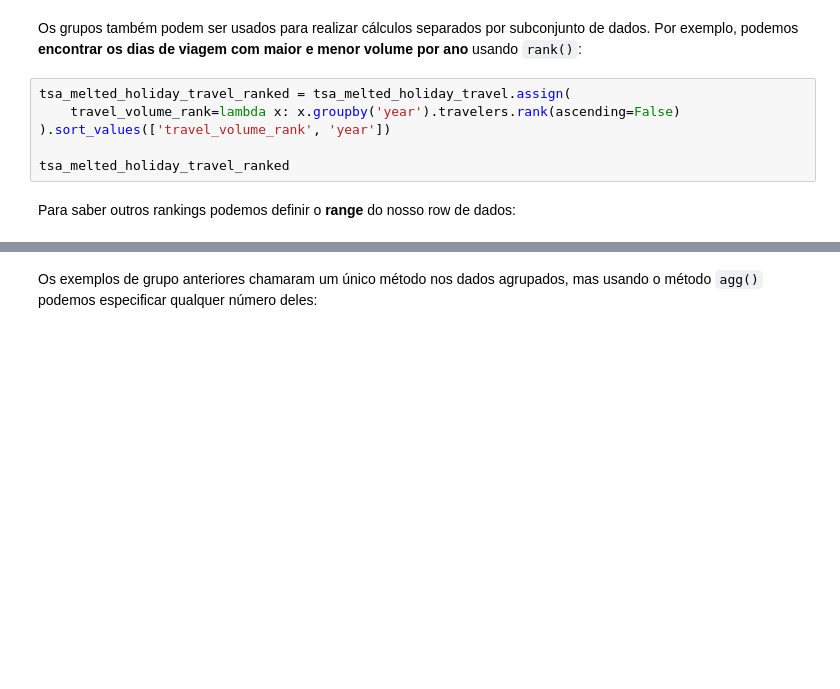
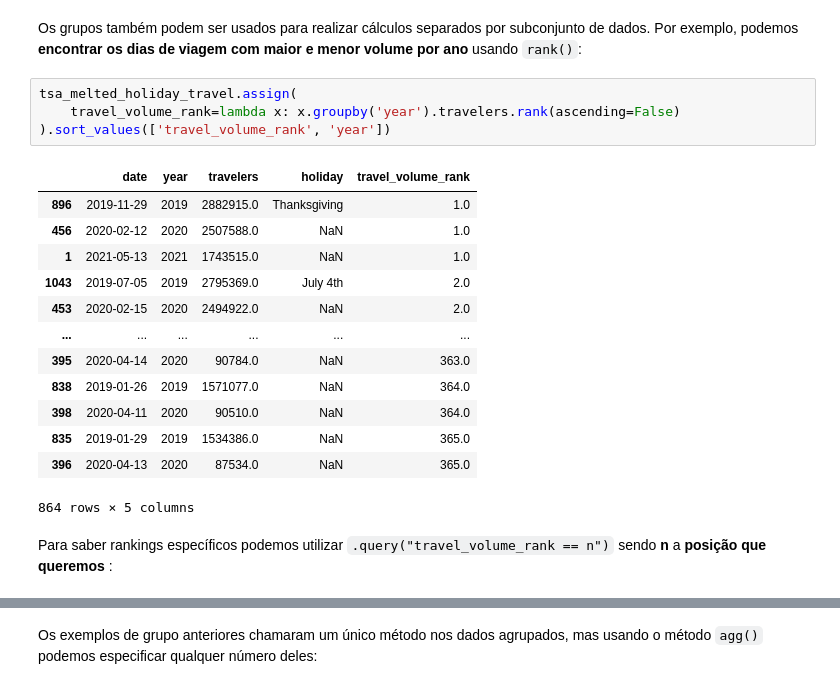
Before and after one commit to nicolas1707/pandas-workshop, a Jupyter notebook: notebooks/Anotações.ipynb, the cells around one changed output, grey strips where cells are left out. Cells and saved outputs as stored; diff of their text form; blank space fills up the shorter version.

```diff
--- a/notebooks/Anotações.ipynb
+++ b/notebooks/Anotações.ipynb
@@ -498,11 +956,23 @@ Podemos perceber que se somarmos todos os os valores em cada coluna no primeiro
 # %% [markdown]
 Os grupos também podem ser usados para realizar cálculos separados por subconjunto de dados. Por exemplo, podemos __encontrar os dias de viagem com maior e menor volume por ano__ usando `rank()`:
 # %%
-tsa_melted_holiday_travel_ranked = tsa_melted_holiday_travel.assign(
+tsa_melted_holiday_travel.assign(
     travel_volume_rank=lambda x: x.groupby('year').travelers.rank(ascending=False)
 ).sort_values(['travel_volume_rank', 'year'])
-
-tsa_melted_holiday_travel_ranked
+# %% [output]
+|  | date | year | travelers | holiday | travel_volume_rank |
+| 896 | 2019-11-29 | 2019 | 2882915.0 | Thanksgiving | 1.0 |
+| 456 | 2020-02-12 | 2020 | 2507588.0 | NaN | 1.0 |
+| 1 | 2021-05-13 | 2021 | 1743515.0 | NaN | 1.0 |
+| 1043 | 2019-07-05 | 2019 | 2795369.0 | July 4th | 2.0 |
+| 453 | 2020-02-15 | 2020 | 2494922.0 | NaN | 2.0 |
+| ... | ... | ... | ... | ... | ... |
+| 395 | 2020-04-14 | 2020 | 90784.0 | NaN | 363.0 |
+| 838 | 2019-01-26 | 2019 | 1571077.0 | NaN | 364.0 |
+| 398 | 2020-04-11 | 2020 | 90510.0 | NaN | 364.0 |
+| 835 | 2019-01-29 | 2019 | 1534386.0 | NaN | 365.0 |
+| 396 | 2020-04-13 | 2020 | 87534.0 | NaN | 365.0 |
+864 rows × 5 columns
 # %% [markdown]
-Para saber outros rankings podemos definir o __range__ do nosso row de dados:
+Para saber rankings específicos podemos utilizar `.query("travel_volume_rank == n")` sendo __n__ a __posição que queremos__ :
 # %%
```
Also changed, not shown: parts of 65 cells of this notebook.
